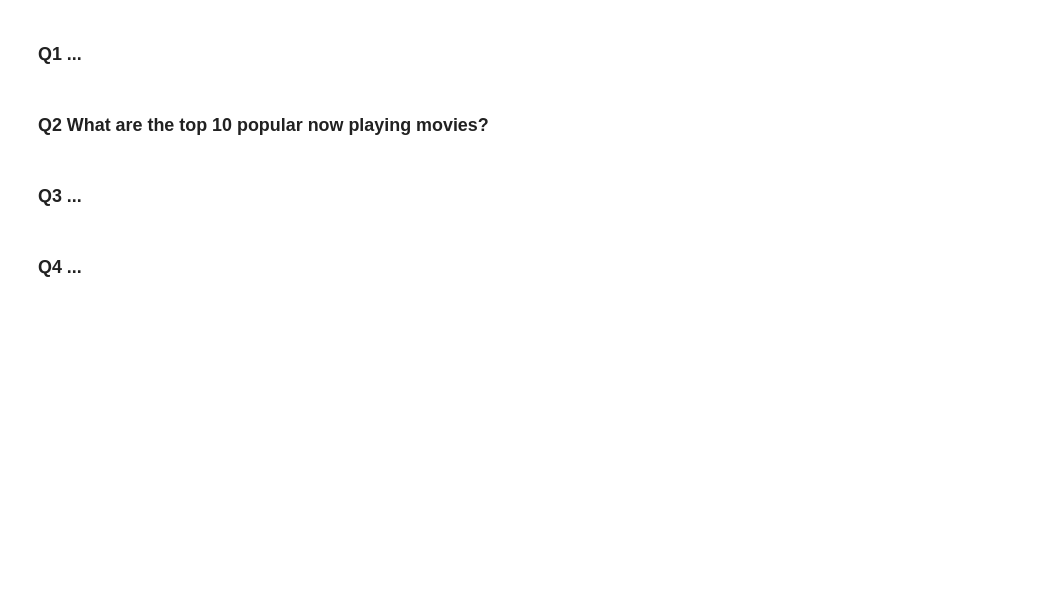
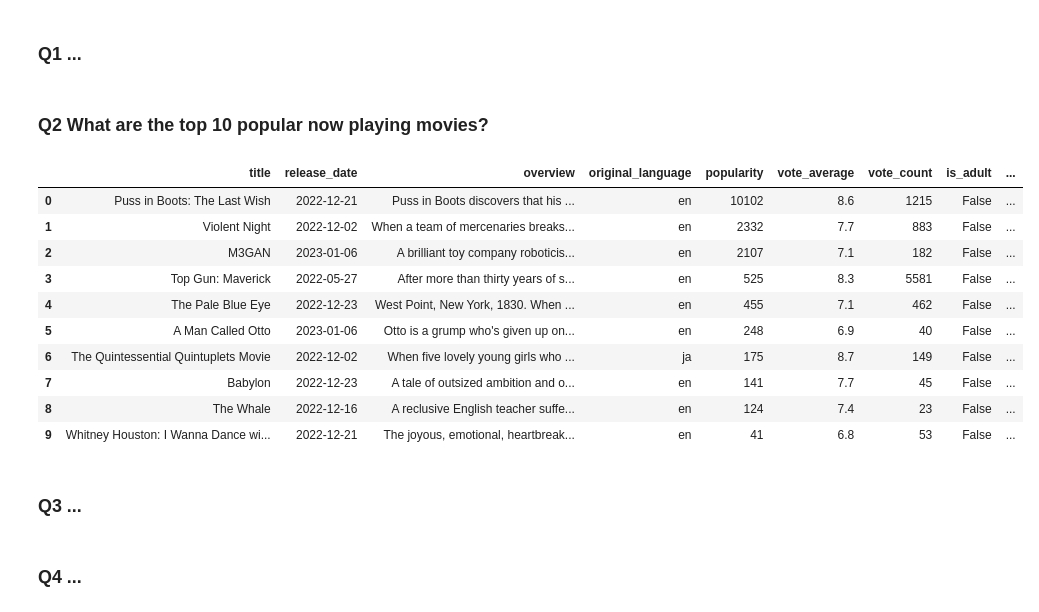
Before and after one commit to apphiaWang/cmpt733_a1_2_team15, a Jupyter notebook: A1-2.ipynb, the cells around one changed output. Drawn from its saved outputs; the diff is of its cells as text; code cells hidden in the pictures; blank space fills up the shorter version.

```diff
--- a/A1-2.ipynb
+++ b/A1-2.ipynb
@@ -96,6 +99,7 @@ Please note that you have to use DataPrep.Connector to get data from the Web API
 Please write down your questions and the corresponding code for your assigned API.
 # %%
 ## Provide your API key here for TAs to reproduce your results
+access_token = "af093fe5ad9cc1c2125e2464c51b4edd"
 # %% [markdown]
 ### Q1 ...
 # %%
@@ -105,32 +109,44 @@ Please write down your questions and the corresponding code for your assigned AP
 # %%
 from dataprep.connector import connect
 
 """
     change your parameters here
     language accept a ISO 639-1 value. https://en.wikipedia.org/wiki/List_of_ISO_639-1_codes
     region accept a ISO 3166-1 value.  https://en.wikipedia.org/wiki/ISO_3166-1
 """
 language = "en-US"
 region = "CA"
 
-conn_tmdb = connect("./tmdb", _auth={"access_token":"af093fe5ad9cc1c2125e2464c51b4edd"})
+conn_tmdb = connect("./tmdb", _auth={"access_token": access_token})
 
 genres = await conn_tmdb.query('movie_genres', language=language)
 genres_dict = {}
 for info in genres["genres"][0]:
     genres_dict[int(info["id"])] = info["name"]
 def get_genres_list(ids):
     names = []
     for id in ids:
         names.append(genres_dict[id])
     return names
 
 now_playing = await conn_tmdb.query('now_playing', language=language, region=region)
 now_playing['genres']=now_playing['genre_ids'].map(lambda x:get_genres_list(x))
 df = now_playing.drop(columns=['genre_ids'])\
                 .sort_values(by="popularity", ascending=False)\
                 .head(10)
 df
+# %% [output]
+|  | title | release_date | overview | original_language | popularity | vote_average | vote_count | is_adult | ... |
+| 0 | Puss in Boots: The Last Wish | 2022-12-21 | Puss in Boots discovers that his ... | en | 10102 | 8.6 | 1215 | False | ... |
+| 1 | Violent Night | 2022-12-02 | When a team of mercenaries breaks... | en | 2332 | 7.7 | 883 | False | ... |
+| 2 | M3GAN | 2023-01-06 | A brilliant toy company roboticis... | en | 2107 | 7.1 | 182 | False | ... |
+| 3 | Top Gun: Maverick | 2022-05-27 | After more than thirty years of s... | en | 525 | 8.3 | 5581 | False | ... |
+| 4 | The Pale Blue Eye | 2022-12-23 | West Point, New York, 1830. When ... | en | 455 | 7.1 | 462 | False | ... |
+| 5 | A Man Called Otto | 2023-01-06 | Otto is a grump who's given up on... | en | 248 | 6.9 | 40 | False | ... |
+| 6 | The Quintessential Quintuplets Movie | 2022-12-02 | When five lovely young girls who ... | ja | 175 | 8.7 | 149 | False | ... |
+| 7 | Babylon | 2022-12-23 | A tale of outsized ambition and o... | en | 141 | 7.7 | 45 | False | ... |
+| 8 | The Whale | 2022-12-16 | A reclusive English teacher suffe... | en | 124 | 7.4 | 23 | False | ... |
+| 9 | Whitney Houston: I Wanna Dance wi... | 2022-12-21 | The joyous, emotional, heartbreak... | en | 41 | 6.8 | 53 | False | ... |
 # %% [markdown]
 ### Q3 ...
 # %%
```
Also changed, not shown: parts of 1 cell of this notebook.
